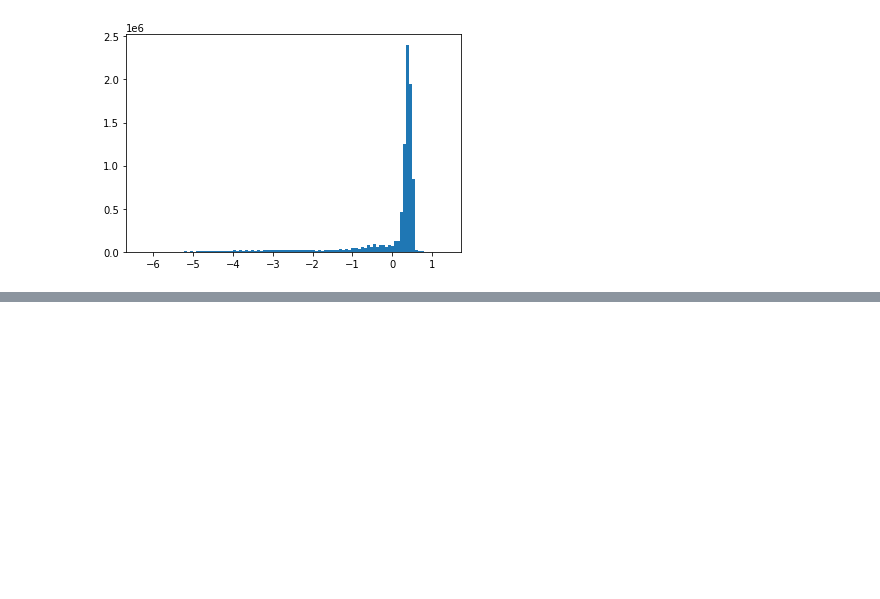
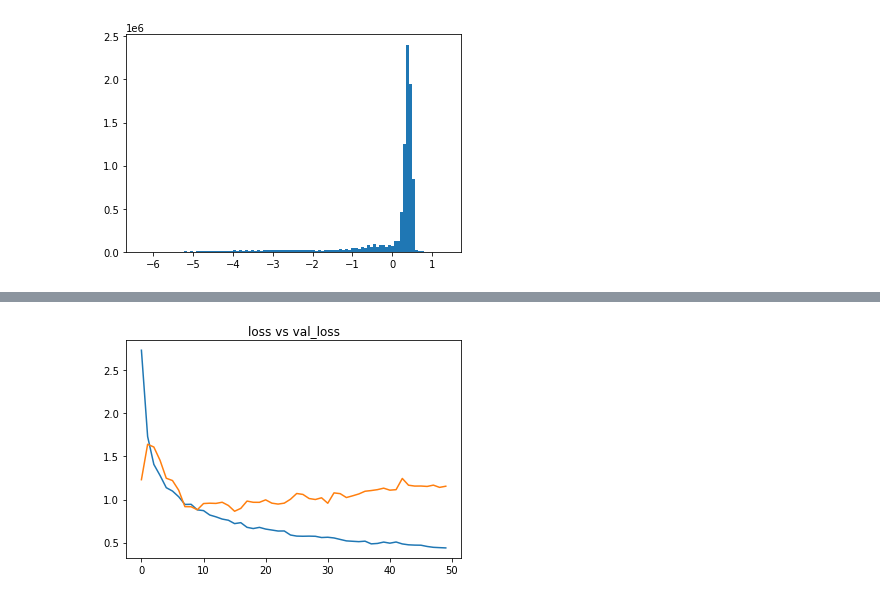
Before and after one commit to abhiyantaabhishek/test, a Jupyter notebook: test.ipynb, the cells around one changed output, grey strips where cells are left out. Drawn from its saved outputs; the diff is of its cells as text; code cells hidden in the pictures; blank space fills up the shorter version.

```diff
--- a/test.ipynb
+++ b/test.ipynb
@@ -148,2 +123,0 @@ class Model(tf.keras.Model):
-# %%
-model=Model(len(lb.classes_))
@@ -150,4 +151,8 @@ model=Model(len(lb.classes_))
 # %%
+input_shape = (96,96,1)
+num_of_class = len(lb.classes_)
+model=get_model(input_shape,num_of_class)
 model.compile(optimizer=tf.keras.optimizers.Adam(learning_rate=0.0001),
               loss=tf.keras.losses.CategoricalCrossentropy(),
               metrics=tf.keras.metrics.CategoricalAccuracy())
+model.summary()
@@ -157,0 +181,23 @@ ValueError: ignored
+# %%
+
+BATCH_SIZE = 32
+EPOCHS = 50
+model.fit(
+    Augmented_training.flow(np.expand_dims(train_images_normalised,3),train_label_onehot,batch_size=BATCH_SIZE),
+    steps_per_epoch = len(np.expand_dims(train_images_normalised,3))//BATCH_SIZE,
+    validation_data = (val_images_normalised,val_label_onehot),
+    validation_steps=len(val_images_normalised)//BATCH_SIZE,
+    epochs = EPOCHS,
+    callbacks = callback_list
+)
+# %%
+BATCH_SIZE = 32
+EPOCHS = 50
+model.fit(
+    Augmented_training.flow(np.expand_dims(val_images_normalised,3),val_label_onehot,batch_size=BATCH_SIZE),
+    steps_per_epoch = len(np.expand_dims(val_images_normalised,3))//BATCH_SIZE,
+    validation_data = (train_images_normalised,train_label_onehot),
+    validation_steps=len(train_images_normalised)//BATCH_SIZE,
+    epochs = EPOCHS,
+    callbacks = callback_list
+)
@@ -157,0 +223,8 @@ ValueError: ignored
+# %%
+fig=plt.figure()
+plt.plot(model.history.history["loss"],label="loss")
+plt.plot(model.history.history["val_loss"],label="val_loss")
+plt.title("loss vs val_loss")
+plt.show()
+# %% [output]
+[figure, added]
```
Also changed, not shown: parts of 10 cells of this notebook.
